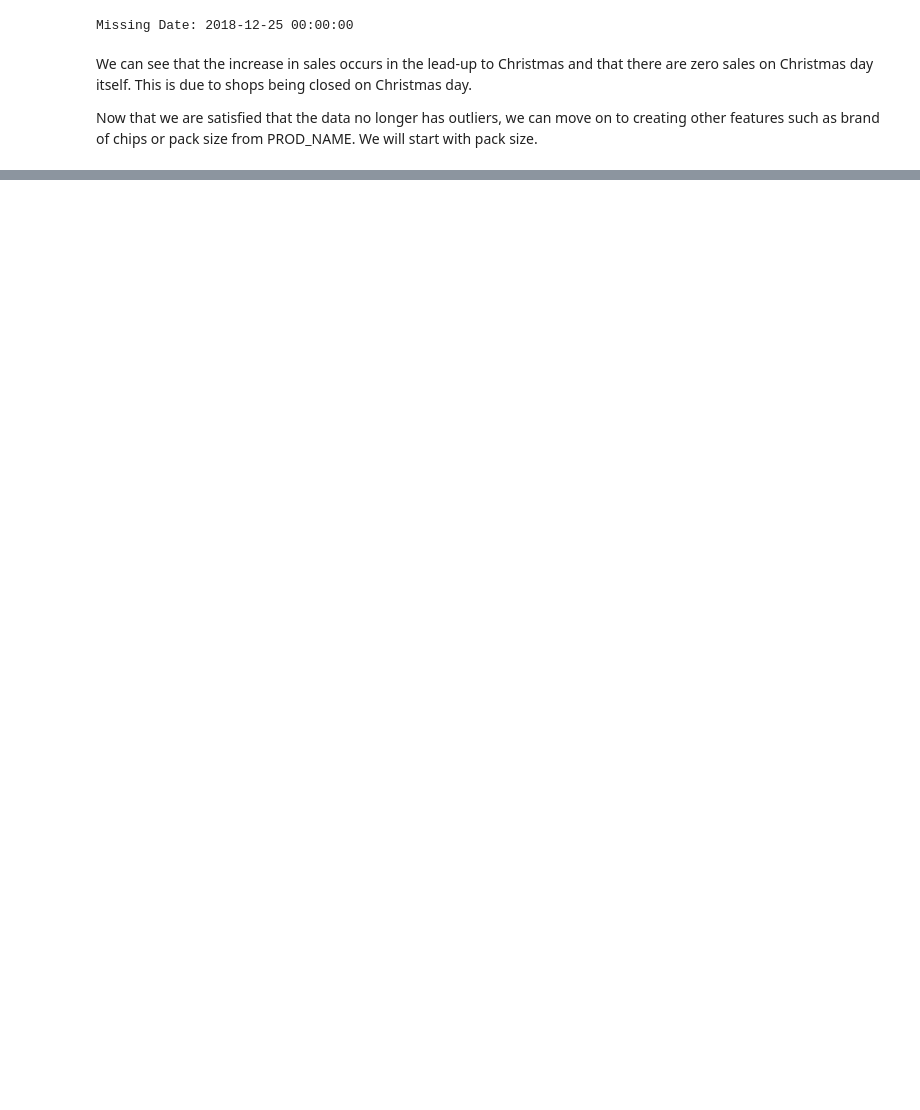
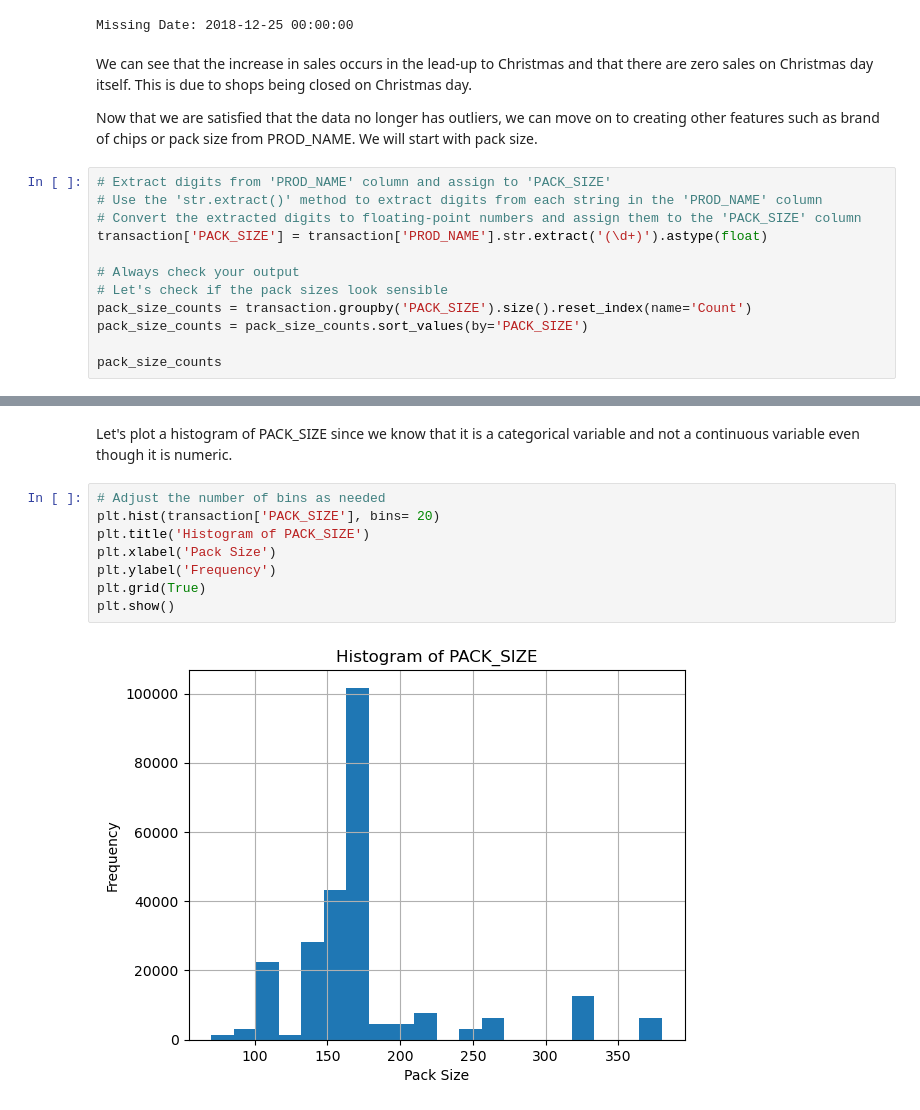
Before and after one commit to Yukitoshi12345/Quantium-Virtual-Internship-Data-Analytics, a Jupyter notebook: Task 1/task1.ipynb, the cells around one changed output, grey strips where cells are left out. Drawn from its saved outputs; the diff is of its cells as text; blank space fills up the shorter version.

```diff
--- a/Task 1/task1.ipynb
+++ b/Task 1/task1.ipynb
@@ -378,3 +382,15 @@ Christmas day.
 Now that we are satisfied that the data no longer has outliers, we can move on to
 creating other features such as brand of chips or pack size from PROD_NAME. We will
 start with pack size.
+# %%
+# Extract digits from 'PROD_NAME' column and assign to 'PACK_SIZE'
+# Use the 'str.extract()' method to extract digits from each string in the 'PROD_NAME' column
+# Convert the extracted digits to floating-point numbers and assign them to the 'PACK_SIZE' column
+transaction['PACK_SIZE'] = transaction['PROD_NAME'].str.extract('(\d+)').astype(float)
+
+# Always check your output
+# Let's check if the pack sizes look sensible
+pack_size_counts = transaction.groupby('PACK_SIZE').size().reset_index(name='Count')
+pack_size_counts = pack_size_counts.sort_values(by='PACK_SIZE')
+
+pack_size_counts
@@ -380,0 +435,13 @@ start with pack size.
+# %% [markdown]
+Let's plot a histogram of PACK_SIZE since we know that it is a categorical
+variable and not a continuous variable even though it is numeric.
+# %%
+# Adjust the number of bins as needed
+plt.hist(transaction['PACK_SIZE'], bins= 20)
+plt.title('Histogram of PACK_SIZE')
+plt.xlabel('Pack Size')
+plt.ylabel('Frequency')
+plt.grid(True)
+plt.show()
+# %% [output]
+[figure, added]
```
Also changed, not shown: parts of 13 cells of this notebook.
